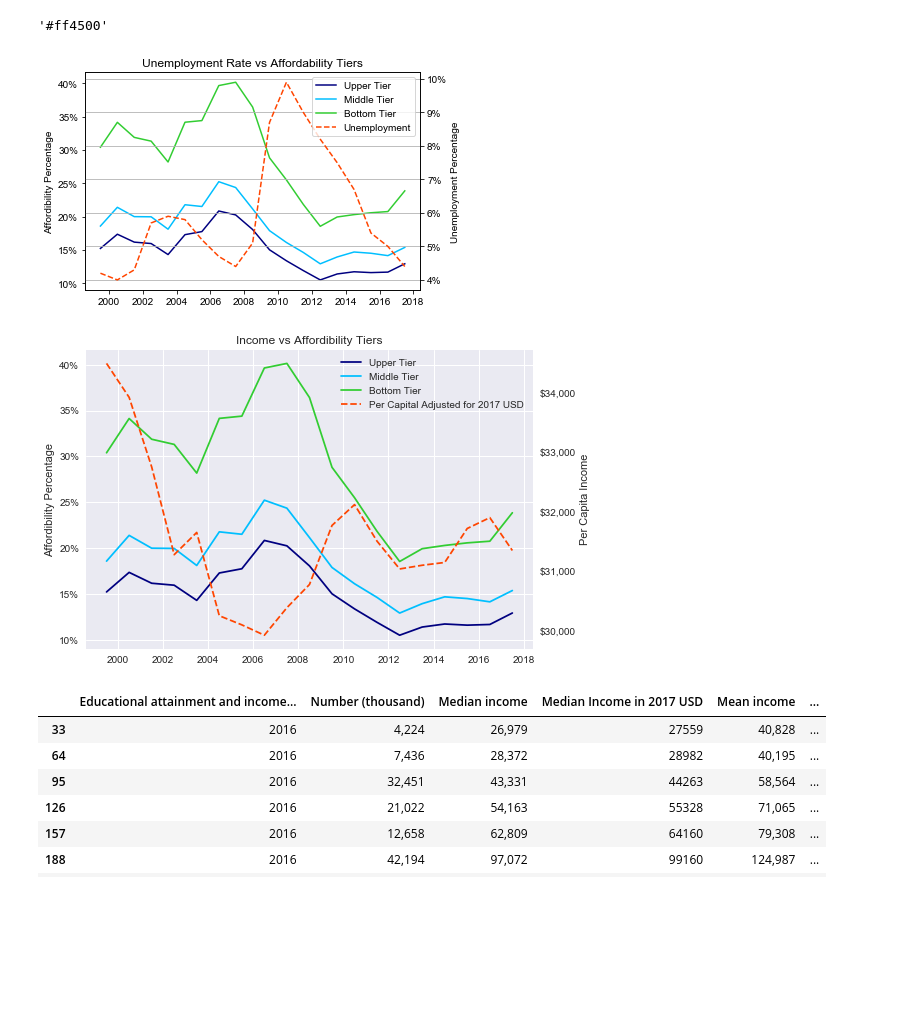
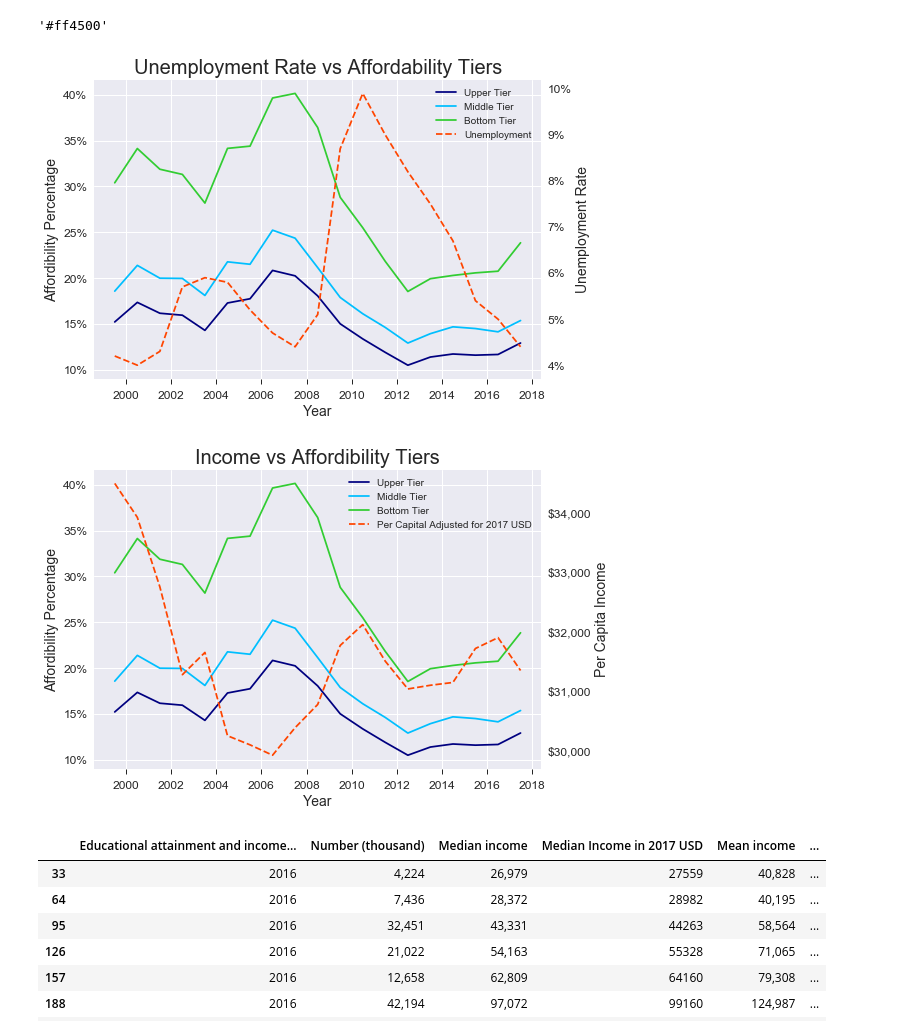
Before and after one commit to LoriHarris/Real_Estate_Affordability, a Jupyter notebook: Cleaning Labor, Income, and Education CSVs.ipynb, the cells around one changed output. Drawn from its saved outputs; the diff is of its cells as text; code cells hidden in the pictures; blank space fills up the shorter version.

Commit message:
Tidying up graphs

```diff
--- a/Cleaning Labor, Income, and Education CSVs.ipynb
+++ b/Cleaning Labor, Income, and Education CSVs.ipynb
@@ -144,30 +155,34 @@ clt.to_hex(d)
 # %%
 rate = mort_df4["Unemployment"]
 date = mort_df4["tier"]
 fig, ax1 = plt.subplots()
 ax2 = ax1.twinx()
 ax1.plot(date, mort_df4["Upper Tier"], color=a)
 ax1.plot(date, mort_df4["Middle Tier"], color=b)
 ax1.plot(date, mort_df4["Bottom Tier"], color=c)
 ax2.plot(date, mort_df4["Unemployment"], color=d, linestyle="--")
-plt.title("Unemployment Rate vs Affordability Tiers")
-plt.xlabel("Unemployment Rate")
-ax1.set_ylabel("Affordibility Percentage")
-ax2.set_ylabel("Unemployment Percentage")
+plt.title("Unemployment Rate vs Affordability Tiers",fontdict = {'fontsize' : 20})
+ax1.set_xlabel("Year",fontdict = {'fontsize' : 14})
+ax1.set_ylabel("Affordibility Percentage",fontdict = {'fontsize' : 14})
+ax2.set_ylabel("Unemployment Rate",fontdict = {'fontsize' : 14})
 ax1.yaxis.set_major_formatter(FuncFormatter('{0:.0%}'.format))
 ax2.yaxis.set_major_formatter(FuncFormatter('{0:.0%}'.format))
+
+ax1.tick_params(direction='out', length=5, axis="x", labelsize=12)
+ax1.tick_params(axis="y", labelsize=12)
+ax2.tick_params(axis="y", labelsize=12)
 
 plt.grid()
 handles, labels = ax1.get_legend_handles_labels()
 handles1, labels1 = ax2.get_legend_handles_labels()
 plt.legend(handles + handles1, labels + labels1, loc="upper right")
 
 
 plt.style.use("seaborn")
 plt.savefig("Affordability_And_Unemployment.png")
 plt.show()
 # %% [output]
-[figure, old version]
+[figure, new version]
 # %%
 per_capita = income1["Per Capital Adjusted for 2017 USD"]
 date = mort_df4["tier"]
@@ -177,25 +192,30 @@ ax1.plot(date, mort_df4["Upper Tier"], color=a)
 ax1.plot(date, mort_df4["Middle Tier"], color=b)
 ax1.plot(date, mort_df4["Bottom Tier"], color=c)
 ax2.plot(date, per_capita, color=d, linestyle="--")
-plt.title("Income vs Affordibility Tiers")
+plt.title("Income vs Affordibility Tiers",fontdict = {'fontsize' : 20})
 plt.xlabel("Unemployment Rate")
-ax1.set_ylabel("Affordibility Percentage")
-ax2.set_ylabel("Per Capita Income")
+
+ax1.set_xlabel("Year",fontdict = {'fontsize' : 14})
+ax1.set_ylabel("Affordibility Percentage",fontdict = {'fontsize' : 14})
+ax2.set_ylabel("Per Capita Income",fontdict = {'fontsize' : 14})
 
 ax1.yaxis.set_major_formatter(FuncFormatter('{0:.0%}'.format))
 ax2.yaxis.set_major_formatter(mpl.ticker.StrMethodFormatter('${x:,.0f}'))
+
+ax1.tick_params(direction='out', length=5, axis="x", labelsize=12)
+ax1.tick_params(axis="y", labelsize=12)
+ax2.tick_params(axis="y", labelsize=12)
 
 plt.grid()
 handles, labels = ax1.get_legend_handles_labels()
 handles1, labels1 = ax2.get_legend_handles_labels()
 legend = plt.legend(handles + handles1, labels + labels1, loc="upper right")
 
-
 plt.style.use("seaborn")
 plt.savefig("Affordability_And_Income.png")
 plt.show()
 # %% [output]
-[figure, old version]
+[figure, new version]
 # %%
 mort_df5 = mort_df1[["2016-03-31", "2016-06-30", "2016-09-30", "2016-12-31"]]
 mort_df5 = mort_df5.T
```
Also changed, not shown: parts of 6 cells of this notebook, 4 other files.
